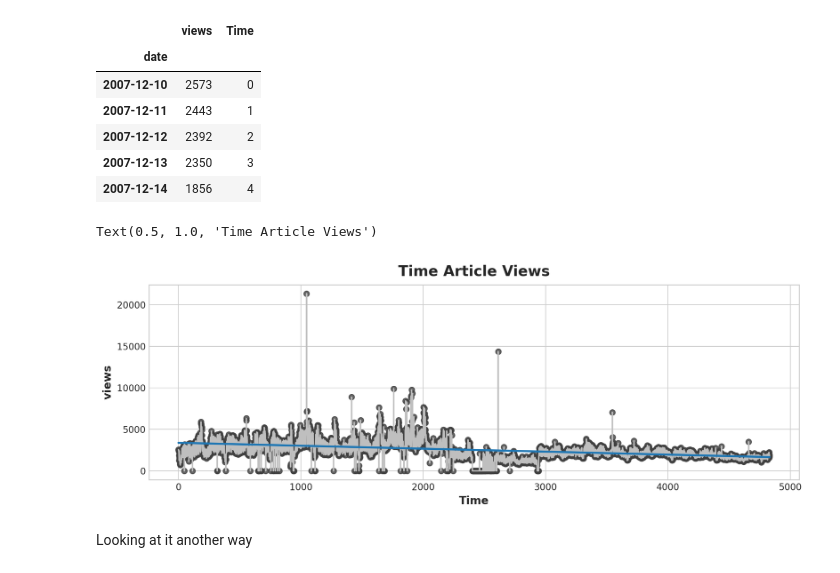
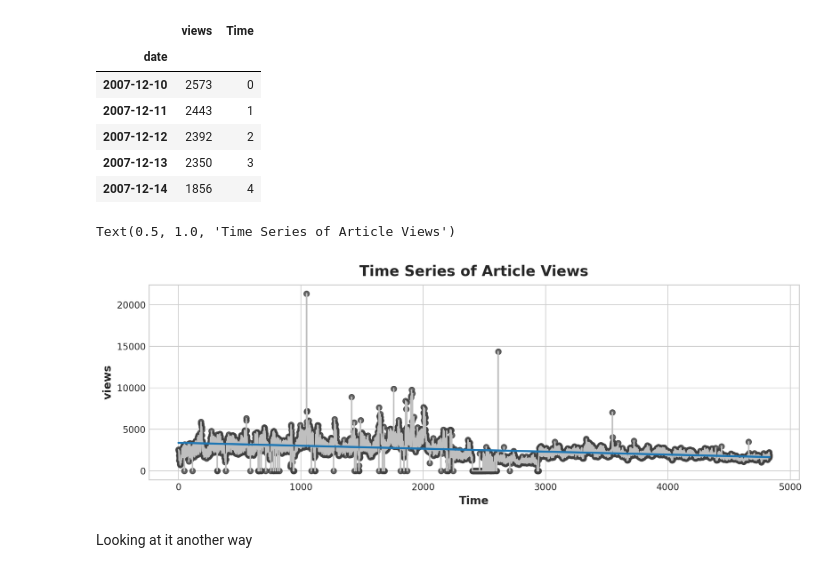
Before and after one commit to lukmanaj/ArewaDS-Machine-Learning-Assignments, a Jupyter notebook: week_09_Time_Series/1-Introduction/assignment.ipynb, the cells around one changed output. Cells and saved outputs as stored; diff of their text form; code cells hidden in the pictures.

```diff
--- a/week_09_Time_Series/1-Introduction/assignment.ipynb
+++ b/week_09_Time_Series/1-Introduction/assignment.ipynb
@@ -42,7 +42,6 @@ books.head()
 # %% [markdown]
 Plot time plot
 # %%
-plt.style.use("seaborn-whitegrid")
 plt.rc(
     "figure",
     autolayout=True,
@@ -122,29 +121,29 @@ trig.head()
 # %%
 plt.rc(
     "figure",
     autolayout=True,
     figsize=(11, 4),
     titlesize=18,
     titleweight='bold',
 )
 plt.rc(
     "axes",
     labelweight="bold",
     labelsize="large",
     titleweight="bold",
     titlesize=16,
     titlepad=10,
 )
 %config InlineBackend.figure_format = 'retina'
 
 
 fig, ax = plt.subplots()
 ax.plot('Time', 'views', data= trig, color='0.75')
 ax = sns.regplot(x='Time', y='views', data= trig, ci=None, scatter_kws=dict(color='0.25'))
-ax.set_title('Time Article Views')
+ax.set_title('Time Series of Article Views')
 # %% [output]
-Text(0.5, 1.0, 'Time Article Views')
+Text(0.5, 1.0, 'Time Series of Article Views')
-[figure, old version]
+[figure, new version]
 # %% [markdown]
 Looking at it another way
 # %%
```
